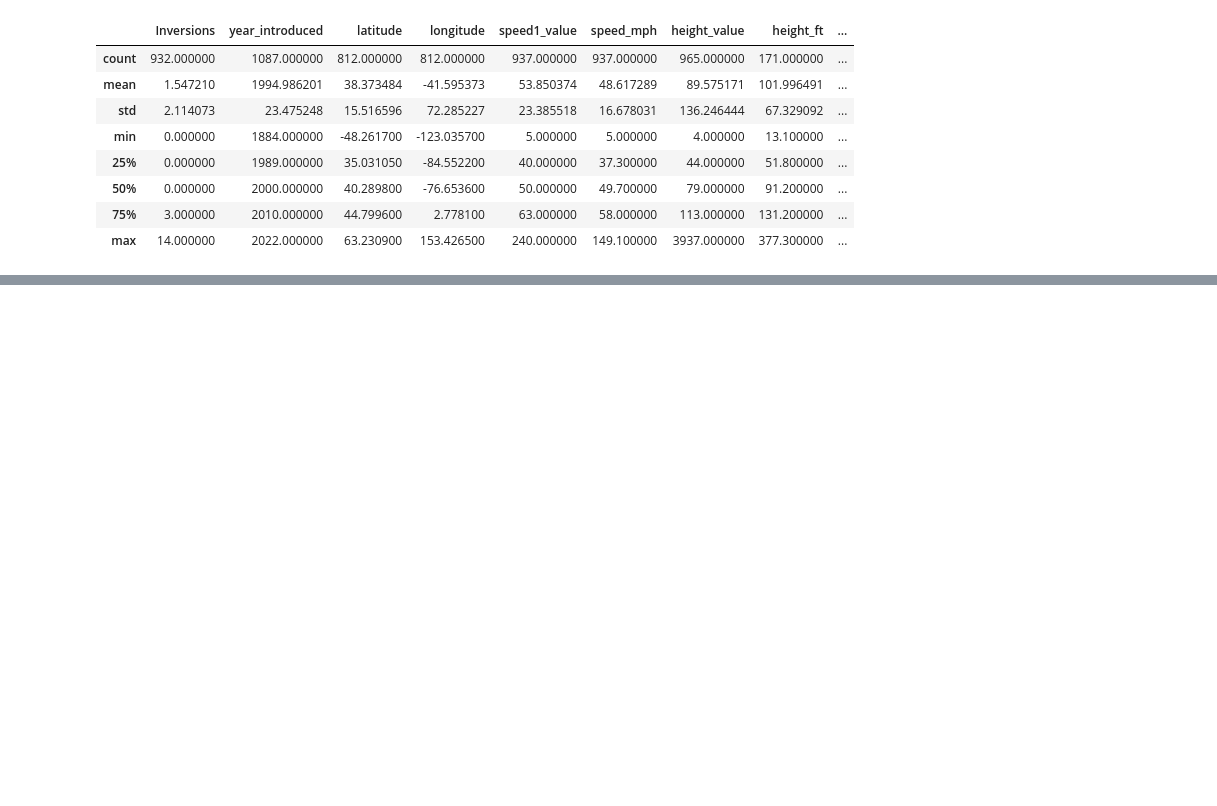
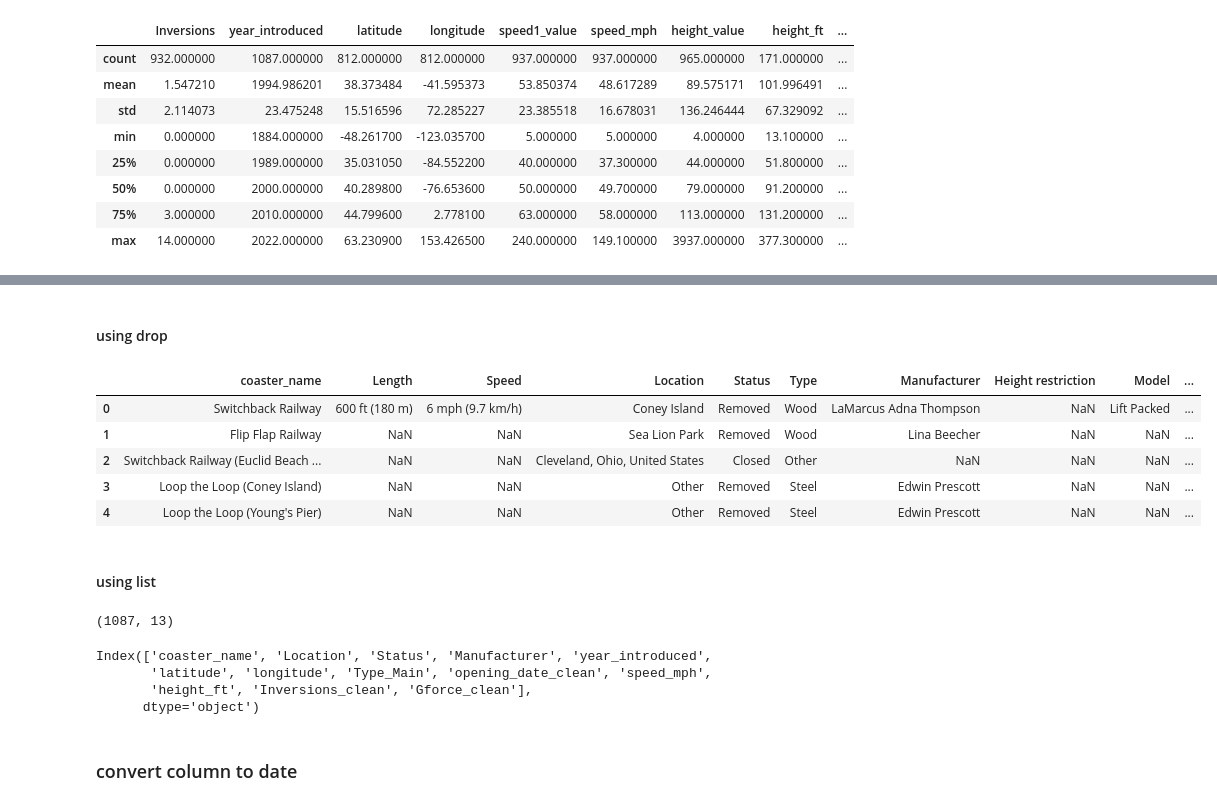
Before and after one commit to atrox3d/rob-mullas-exploratory-data-analysis, a Jupyter notebook: exploratory-data-analysis.ipynb, the cells around one changed output, grey strips where cells are left out. Cells and saved outputs as stored; diff of their text form; code cells hidden in the pictures; blank space fills up the shorter version.

```diff
--- a/exploratory-data-analysis.ipynb
+++ b/exploratory-data-analysis.ipynb
@@ -122,0 +145,13 @@ df.describe()
+# %% [markdown]
+#### using drop
+# %%
+df.drop(['Opening date'], axis=1).head()
+# %% [output]
+|  | coaster_name | Length | Speed | Location | Status | Type | Manufacturer | Height restriction | Model | ... |
+| 0 | Switchback Railway | 600 ft (180 m) | 6 mph (9.7 km/h) | Coney Island | Removed | Wood | LaMarcus Adna Thompson | NaN | Lift Packed | ... |
+| 1 | Flip Flap Railway | NaN | NaN | Sea Lion Park | Removed | Wood | Lina Beecher | NaN | NaN | ... |
+| 2 | Switchback Railway (Euclid Beach ... | NaN | NaN | Cleveland, Ohio, United States | Closed | Other | NaN | NaN | NaN | ... |
+| 3 | Loop the Loop (Coney Island) | NaN | NaN | Other | Removed | Steel | Edwin Prescott | NaN | NaN | ... |
+| 4 | Loop the Loop (Young's Pier) | NaN | NaN | Other | Removed | Steel | Edwin Prescott | NaN | NaN | ... |
+# %% [markdown]
+#### using list
@@ -122,0 +182,13 @@ df.describe()
+# %%
+df.shape
+# %% [output]
+(1087, 13)
+# %%
+df.columns
+# %% [output]
+Index(['coaster_name', 'Location', 'Status', 'Manufacturer', 'year_introduced',
+       'latitude', 'longitude', 'Type_Main', 'opening_date_clean', 'speed_mph',
+       'height_ft', 'Inversions_clean', 'Gforce_clean'],
+      dtype='object')
+# %% [markdown]
+### convert column to date
```
Also changed, not shown: parts of 34 cells of this notebook.
